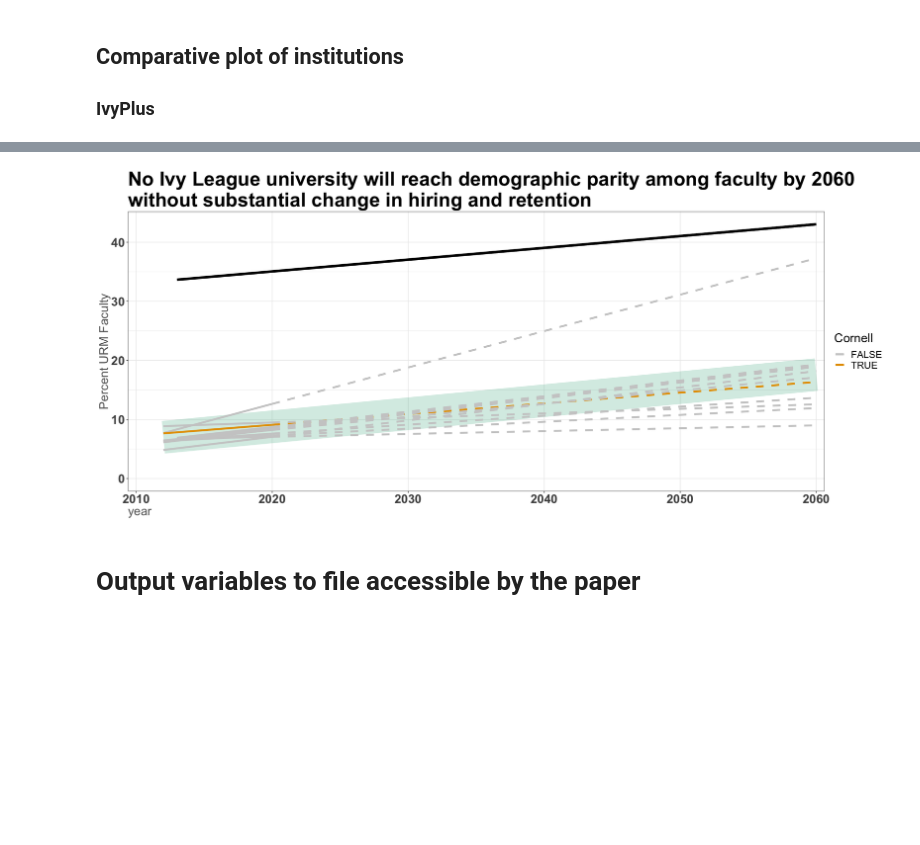
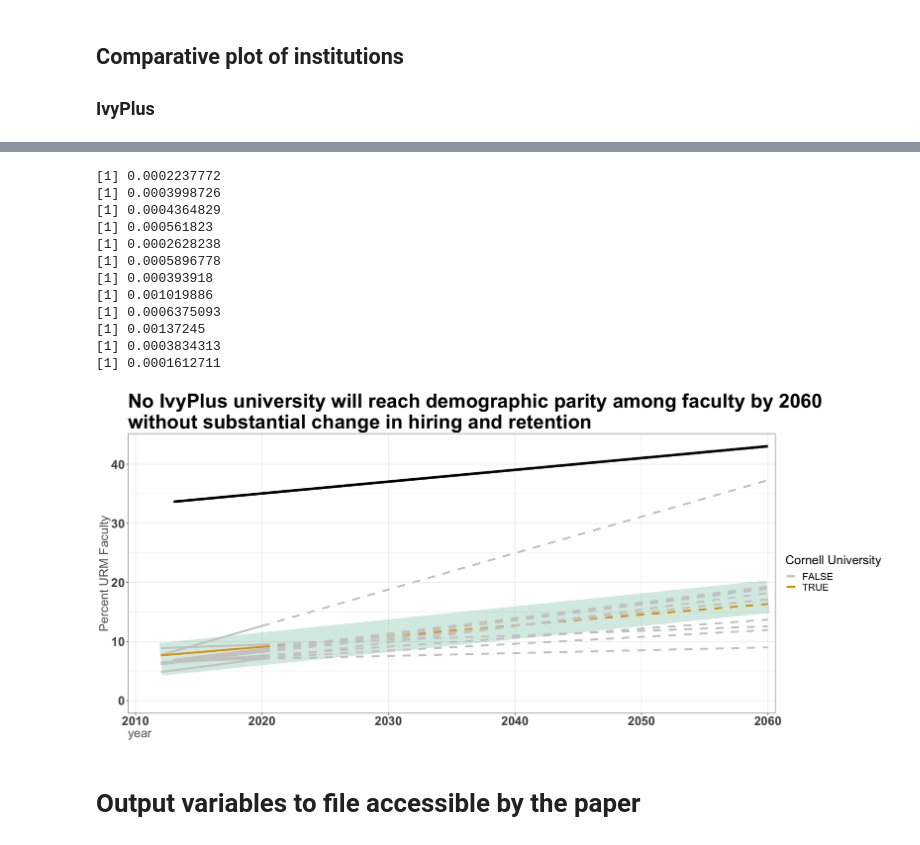
Before and after one commit to natematias/US-Faculty-Diversity-Projections, a Jupyter notebook: data/Paper Analysis and Data.R.ipynb, the cells around one changed output, grey strips where cells are left out. Cells and saved outputs as stored; diff of their text form; code cells hidden in the pictures; blank space fills up the shorter version.

Commit message:
turned institution group chart generation into a function

```diff
--- a/data/Paper Analysis and Data.R.ipynb
+++ b/data/Paper Analysis and Data.R.ipynb
@@ -418,11 +368,0 @@ subset(ivyplus.models.df,(dv=="tenured_un_tenured_black_latino_american_indian_a
-# %%
-dv.var = "tenured_un_tenured_black_latino_american_indian_alaska_native_hawaiian_pacific_multiracial_pct"
-gdv.var = "tenured_un_tenured_black_latino_american_indian_alaska_native_hawaiian_pacific_multiracial_total_pct"
-subgroup_name = "All Ivy+"
-
-subset.institution.models.df <- subset(institution.models.df, ivy_plus=="True" & dv==dv.var)
-
-subset.dv.df <- subset(ivyplus.models.df, (dv==gdv.var & subgroup_value=="True"))
-subset.dv.df$subgroup_value = as.character(subset.dv.df$subgroup_value)
-
-max.observed.year <- max(subset.dv.df$max_year)
@@ -524,43 +474,23 @@ institution.projections.df
-# %%
-focus.institution <- "Cornell University"
-institution.projections.df$focus.institution <- institution.projections.df$name==focus.institution
-
-group.projections.df$focus.institution <- NA
-
-
-
-options(repr.plot.width=18, repr.plot.height=8)
-
-## GENERATE PLOT
-ivy.projection <-
-    ggplot(institution.projections.df, aes(year, estimate, group=name, color=focus.institution)) +
-
-    #     # subgroup lines
-        geom_line(data=group.projections.df, aes(year, estimate), color=cbPalette[4], alpha=0.2, size=25) +
-
-    #     ## institution lines
-        geom_line(data=subset(institution.projections.df, year<2025), size=1.5) +
-        geom_line(data=subset(institution.projections.df, year>2015), size=1.5, linetype="dashed") +
-
-        ## demograhic parity
-        geom_line(data=parity.projections.df, size=2, color="black") +
-
-        theme_bw() +
-        scale_color_manual(values=c("#cccccc", "#E69F00"), name="Cornell") +
-       scale_x_discrete(limits=seq(2010,projection.end.year, 10)) +
-       coord_cartesian(ylim = c(0, max(parity.projections.df$estimate)), xlim = c(2010,2060)) +
-        theme(text         = element_text(size=20),
-              plot.title   = element_text(size=32, face="bold"),
-              axis.text.x  = element_text(size=20, face="bold"),
-              axis.text.y  = element_text(size=20, face="bold"),
-              axis.title.x = element_text(hjust=0, color="#666666"),
-              axis.title.y = element_text(color="#666666")) +
-        ylab("Percent URM Faculty") +
-        ggtitle(paste("No Ivy League university will reach demographic parity among faculty by 2060", "without substantial change in hiring and retention", sep="\n"))
-
-ivy.projection + ggsave("../figures/ivy-league-projection.svg", width=18, height=8, device="svg")
-# %% [output]
-[figure, removed]
+# %%
+options(repr.plot.width=18, repr.plot.height=8)
+institution.group.chart(subset(institution.models.df, ivy_plus=="True" & dv==dv.var),
+                        ivyplus.models.df,
+                        "IvyPlus",
+                        "Cornell University")
+# %% [output]
+[1] 0.0002237772
+[1] 0.0003998726
+[1] 0.0004364829
+[1] 0.000561823
+[1] 0.0002628238
+[1] 0.0005896778
+[1] 0.000393918
+[1] 0.001019886
+[1] 0.0006375093
+[1] 0.00137245
+[1] 0.0003834313
+[1] 0.0001612711
+[figure, added]
 # %% [markdown]
 # Output variables to file accessible by the paper
 # %%
```
Also changed, not shown: parts of 6 cells of this notebook.
